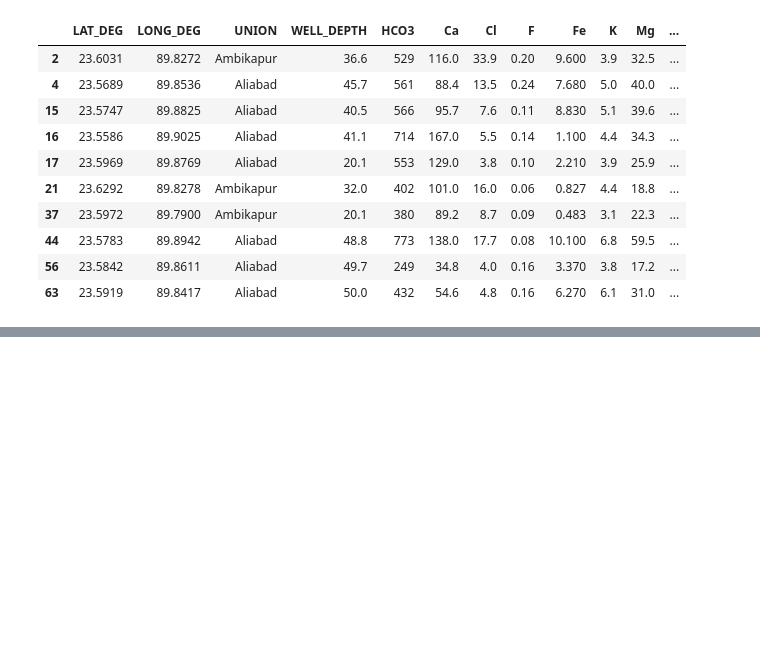
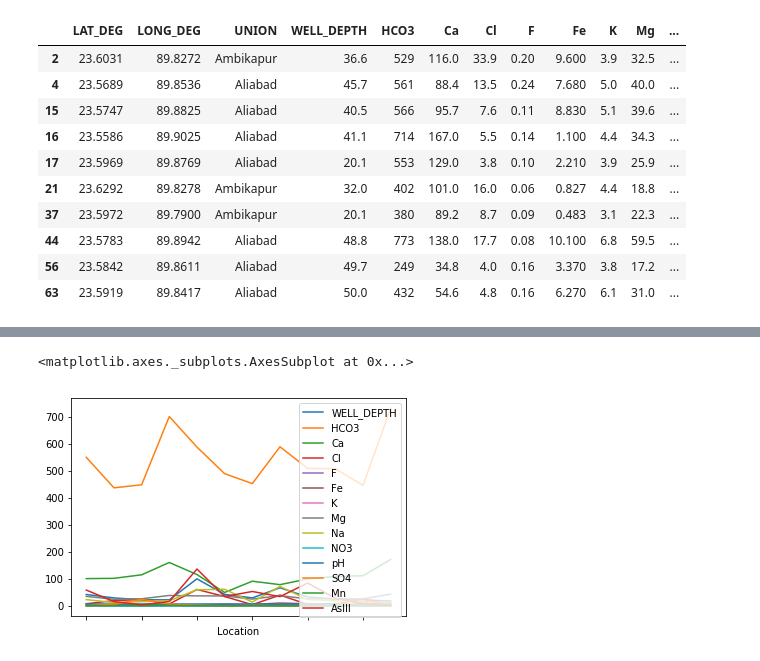
Before and after one commit to automatonatm/pandas_crash_one, a Jupyter notebook: Pandas_tut_1.ipynb, the cells around one changed output, grey strips where cells are left out. Drawn from its saved outputs; the diff is of its cells as text; code cells hidden in the pictures; blank space fills up the shorter version.

```diff
--- a/Pandas_tut_1.ipynb
+++ b/Pandas_tut_1.ipynb
@@ -38,0 +84,4 @@ df.describe()
+# %%
+df.rename(columns = {'UNION': 'Location'}, inplace=True)   #Shift + Tab gives a documentation
+#inplace = true makes the change parmanent but its recommended to assign df to a new varriable
+df
@@ -339,0 +503,2 @@ df[df['UNION'].str.contains('^A')] # Regx
+# %%
+df.drop(['LAT_DEG', 'LONG_DEG'], axis=1, inplace=True) # 1 Drop by columns 0 Drop by Rows
@@ -339,0 +512,2 @@ df[df['UNION'].str.contains('^A')] # Regx
+# %%
+df.rename(columns = {'UNION': 'Location'}, inplace=True)
@@ -339,0 +531,6 @@ df[df['UNION'].str.contains('^A')] # Regx
+# %%
+%matplotlib inline
+df.groupby('Location').mean().plot()
+# %% [output]
+<matplotlib.axes._subplots.AxesSubplot at 0x...>
+[figure, added]
```
Also changed, not shown: parts of 39 cells of this notebook.
